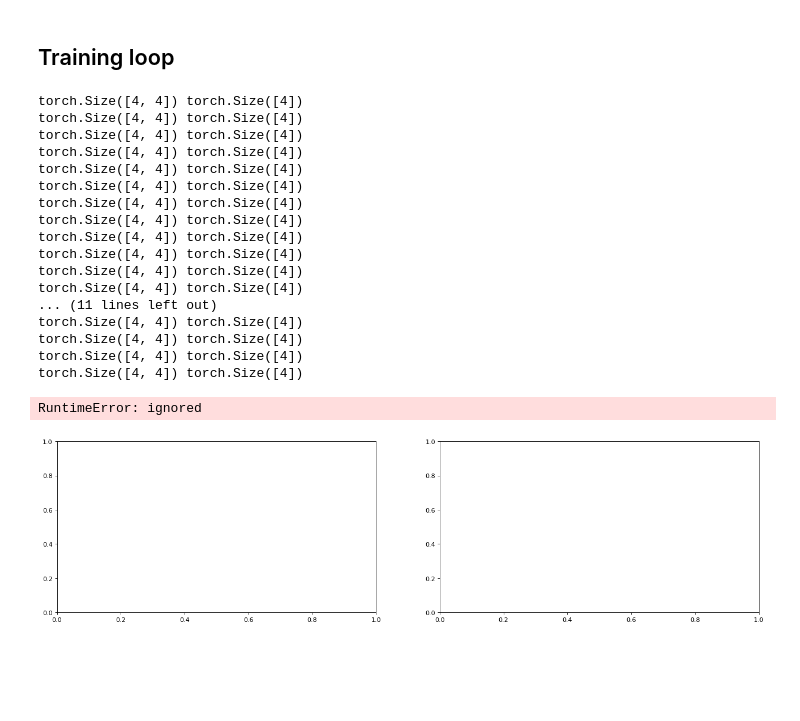
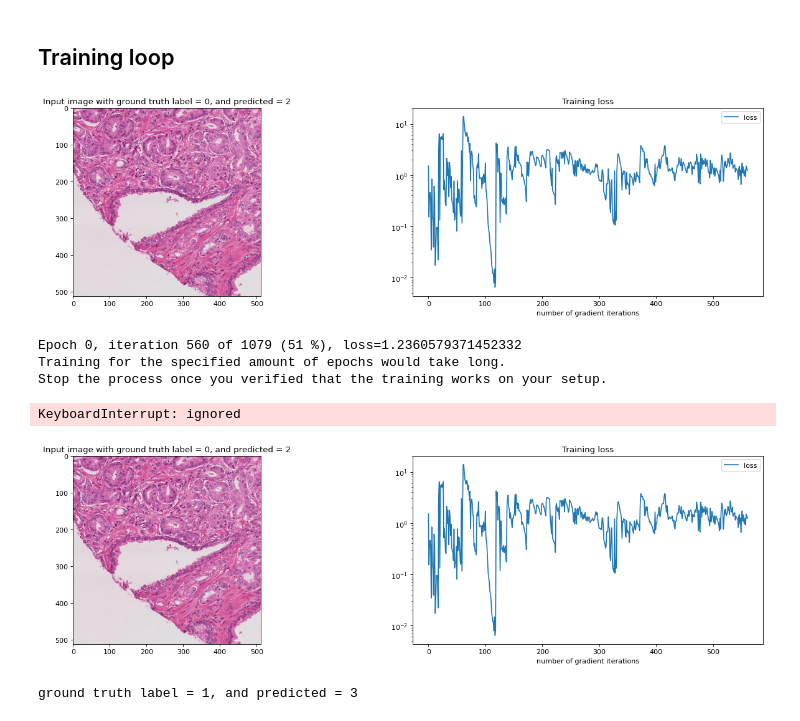
Before and after one commit to Roozbeh-Bazargani/CPSC540-project, a Jupyter notebook: baseline/ResNet_baseline.ipynb, the cells around one changed output. Saved outputs shown, nothing was run; the diff lists cells and outputs as text; code cells hidden in the pictures; blank space fills up the shorter version.

Commit message:
Plotting a patch and training loss in iterations

```diff
--- a/baseline/ResNet_baseline.ipynb
+++ b/baseline/ResNet_baseline.ipynb
@@ -5,6 +5,7 @@
 # %%
 # device = 'cpu'
 map = {'1': 0, '3': 1, '4': 2, '5': 3} # map labels: 1 = benign (0), we don't have 2, i = Gleason i (i-2) for i=[3:5]
+num_classes = 4
 train_slides_vpc = [2, 5, 6, 7]
 val_slides_vpc = [3]
 test_slides_vpc = [1]
@@ -26,6 +27,11 @@ def dict_to_device(orig, device):
     for k,v in orig.items():
         new[k] = v.to(device)
     return new
+
+def plotImage(img, ax=plt):
+    img_pil = torchvision.transforms.ToPILImage()(img)
+    img_size = torch.FloatTensor(img_pil.size)
+    ax.imshow(img_pil)
 # %% [markdown]
 # Import
 # %%
@@ -105,12 +111,12 @@ class NN(torch.nn.Module):
         print(self.model)
 
     def forward(self, dictionary):
-      return {'label': self.model(dictionary['img'].cuda())}
+      return {'label': self.model(dictionary['img'])}
 
-    def pred(self, dictionary):
-        return {'label': torch.argmax(self.model(dictionary['img'].cuda()), dim=1)}
+    def prediction(self, dictionary):
+        return {'label': torch.argmax(self.forward(dictionary)['label'], dim=1)}
 
-model = NN(num_classes=4).cuda()
+model = NN(num_classes=num_classes).cuda()
 # %% [output]
 ResNet(
   (conv1): Conv2d(3, 64, kernel_size=(7, 7), stride=(2, 2), padding=(3, 3), bias=False)
@@ -178,44 +184,61 @@ Sequential(
 # %%
 # prepare plotting
 fig = plt.figure(figsize=(20, 5), dpi= 80, facecolor='w', edgecolor='k')
 axes = fig.subplots(1,2)
 
 optimizer = torch.optim.Adam(model.parameters(), lr=0.001)
 
 num_epochs = 2
 losses = []
 
 for e in range(num_epochs):
     train_iter = iter(train_loader)
     model.train()
     for i in range(len(train_loader)):
         batch_cpu = next(train_iter)
         batch_gpu = dict_to_device(batch_cpu, 'cuda')
         pred = model(batch_gpu)
         pred_cpu = dict_to_device(pred, 'cpu')
 
-        loss = torch.nn.functional.cross_entropy(pred['label'], nn.functional.one_hot(batch_gpu['label']).double())
+        loss = torch.nn.functional.cross_entropy(pred['label'], nn.functional.one_hot(batch_gpu['label'], num_classes=num_classes).double())
         optimizer.zero_grad()
         loss.backward()
         optimizer.step()
         losses.append(loss.item())
+
+        ## plotting ##
+        if i%20==0:
+            # clear figures for a new update
+            for ax in axes:
+                ax.cla()
+            # plot the predicted pose and ground truth pose on the image
+            plotImage(batch_cpu['img'][0], ax=axes[0])
+
+            ## !!!! code below is dependent on the prediction code. The commented code below is a better choice!
+            axes[0].set_title('Input image with ground truth label = {}, and predicted = {}'.format(batch_cpu['label'][0], int(torch.argmax(pred_cpu['label'][0]))))
+            # axes[0].set_title('Input image with ground truth label = {}, and predicted = {}'.format(batch_cpu['label'][0], int(model.prediction(batch_gpu)['label'][0])))
+
+            # plot the training error on a log plot
+            axes[1].plot(losses, label='loss')
+            axes[1].set_yscale('log')
+            axes[1].set_title('Training loss')
+            axes[1].set_xlabel('number of gradient iterations')
+            axes[1].legend()
+
+            # clear output window and diplay updated figure
+            display.clear_output(wait=True)
+            display.display(plt.gcf())
+            print("Epoch {}, iteration {} of {} ({} %), loss={}".format(e, i, len(train_loader), 100*i//len(train_loader), losses[-1]))
+            # print("Training for the specified amount of epochs would take long.\nStop the process once you verified that the training works on your setup.")
+plt.close('all')
 # %% [output]
+[figure, new version]
-torch.Size([4, 4]) torch.Size([4])
-torch.Size([4, 4]) torch.Size([4])
-torch.Size([4, 4]) torch.Size([4])
-torch.Size([4, 4]) torch.Size([4])
-torch.Size([4, 4]) torch.Size([4])
-torch.Size([4, 4]) torch.Size([4])
-torch.Size([4, 4]) torch.Size([4])
-torch.Size([4, 4]) torch.Size([4])
-torch.Size([4, 4]) torch.Size([4])
-torch.Size([4, 4]) torch.Size([4])
-torch.Size([4, 4]) torch.Size([4])
-torch.Size([4, 4]) torch.Size([4])
-... (11 lines left out)
-torch.Size([4, 4]) torch.Size([4])
-torch.Size([4, 4]) torch.Size([4])
-torch.Size([4, 4]) torch.Size([4])
-torch.Size([4, 4]) torch.Size([4])
+Epoch 0, iteration 560 of 1079 (51 %), loss=1.2360579371452332
+Training for the specified amount of epochs would take long.
+Stop the process once you verified that the training works on your setup.
-RuntimeError: ignored
+KeyboardInterrupt: ignored
-[figure, old version]
+[figure, added]
+# %%
+print('ground truth label = {}, and predicted = {}'.format(1, 3))
+# %% [output]
+ground truth label = 1, and predicted = 3
```
Also changed, not shown: parts of 1 cell of this notebook.
